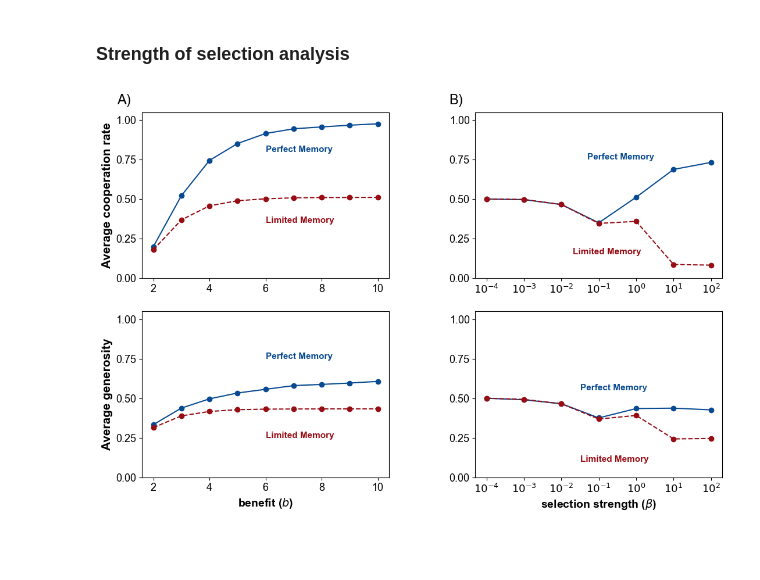
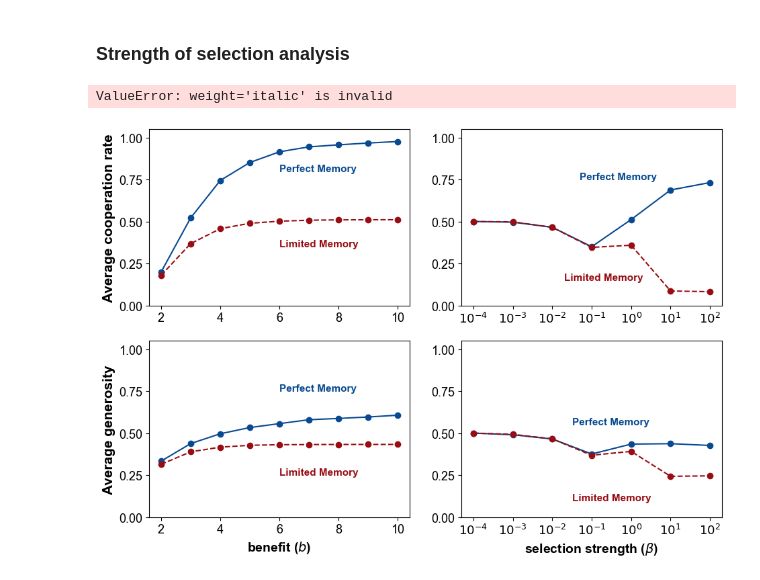
Before and after one commit to Nikoleta-v3/evolution-of-cooperation-with-limited-updating-payoff-memory, a Jupyter notebook: nbs/Donation Game Perfect and Limited Memory.ipynb, the cells around one changed output. Cells and saved outputs as stored; diff of their text form; code cells hidden in the pictures; blank space fills up the shorter version.

```diff
--- a/nbs/Donation Game Perfect and Limited Memory.ipynb
+++ b/nbs/Donation Game Perfect and Limited Memory.ipynb
@@ -326,33 +326,34 @@ axes[(1, 1)].plot(range(1, 8), generosity_beta_limited, "--o", color=reds(.9));
 axes[(1, 1)].set_xlabel(r'selection strength ($\beta$)', weight="bold", fontsize=14);
 
 axes[(1, 1)].text(3.5, .55, "Perfect Memory", fontsize=11, color=blues(.9), fontweight='bold')
 axes[(1, 1)].text(3.5, .1, "Limited Memory", fontsize=11, color=reds(.9), fontweight='bold')
 
 axes[(1, 1)].set_xticks([1, 2, 3, 4, 5, 6, 7]);
 axes[(1, 1)].set_xticklabels([r"$10^{-4}$", r"$10^{-3}$",
                       r"$10^{-2}$",
                       r"$10^{-1}$",
                       r"$10^{0}$",
                       r"$10^{1}$",
                       r"$10^{2}$"]);
 
 for i in [(0, 0), (0, 1), (1, 0), (1, 1)]:
     axes[i].tick_params(axis='both', which='major', labelsize=13)
     axes[i].set_ylim(0, 1.05);
     axes[i].set_yticks([0, .25, .5, .75, 1])
 #     for ax in [axes[i].spines["right"], axes[i].spines["top"]]:
 #         ax.set_visible(False);
 
 
-axes[(0, 0)].text(0.7, 1.1, "A)", fontsize=17)
-axes[(0, 1)].text(0, 1.1, "B)", fontsize=17)
+axes[(0, 0)].text(0.7, 1.1, "(a)", fontsize=15, fontweight='italic')
+axes[(0, 1)].text(0, 1.1, "(b)", fontsize=15, fontweight='italic')
 
 
 
 plt.tight_layout();
 
 plt.subplots_adjust(wspace=.35, hspace=.2)
 
 plt.savefig("../paper/static/cooperation_rate_over_b_and_beta.pdf")
 # %% [output]
+ValueError: weight='italic' is invalid
-[figure, old version]
+[figure, new version]
```
Also changed, not shown: 5 other files.
